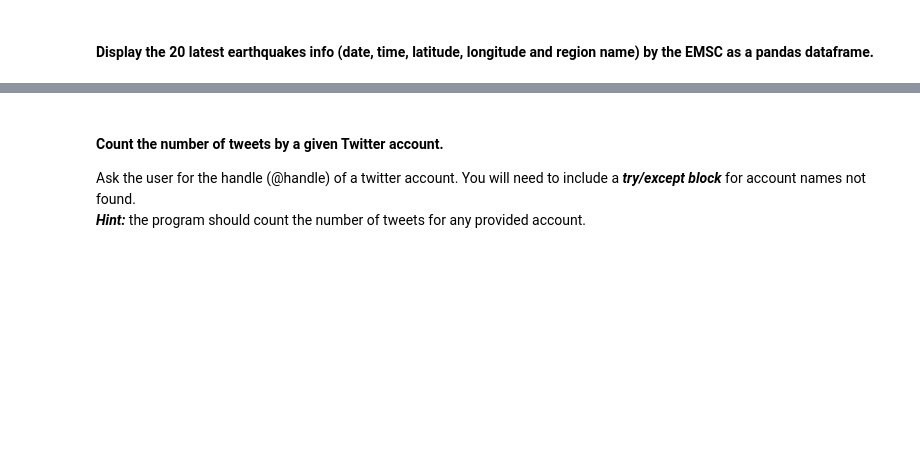
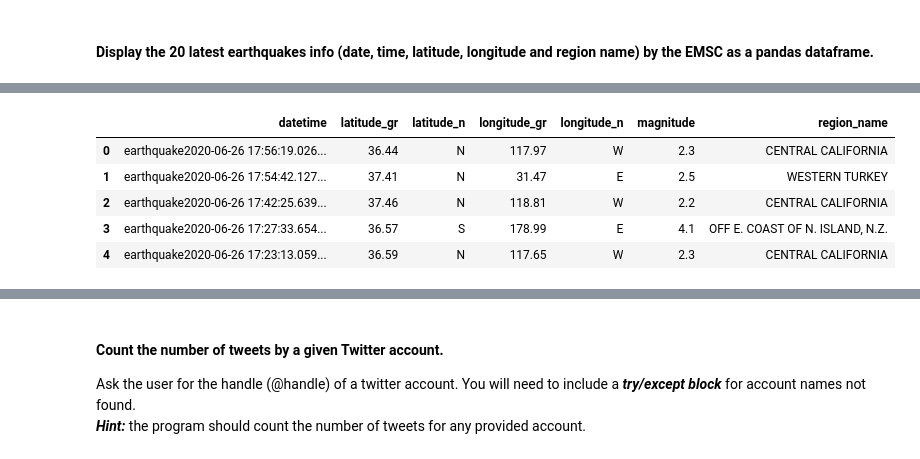
Before and after one commit to ta-data-mad/dataptmad0420, a Jupyter notebook: extra-work/m1/lab-web-scraping/your-code/main.ipynb, the cells around one changed output, grey strips where cells are left out. Drawn from its saved outputs; the diff is of its cells as text; code cells hidden in the pictures; blank space fills up the shorter version.

```diff
--- a/extra-work/m1/lab-web-scraping/your-code/main.ipynb
+++ b/extra-work/m1/lab-web-scraping/your-code/main.ipynb
@@ -224,0 +233,14 @@ url = 'https://www.emsc-csem.org/Earthquake/'
+# %%
+html = requests.get(url).content
+soup = BeautifulSoup(html, 'lxml')
+table = soup.find_all('tbody', {'id': 'tbody'}, limit=20) [0]
+#table = soup.find_all('tr', {'class': ['ligne1 normal', 'ligne2 normal']}, limit=20)
+
+rows = table.find_all('td', {'class': ['tabev6', 'tabev1', 'tabev2', 'tb_region']})
+rows_parsed = [row.text for row in rows]
+#rows_parsed[0:7]
+
+row_split = 7
+
+rows_refactored = [rows_parsed[x:x+row_split] for x in range(0, len(rows_parsed), row_split)]
+rows_refactored
@@ -224,0 +265,11 @@ url = 'https://www.emsc-csem.org/Earthquake/'
+# %%
+earthquakes = pd.DataFrame(rows_refactored, columns=['datetime', 'latitude_gr', 'latitude_n', 'longitude_gr', 'longitude_n', 'magnitude', 'region_name'])
+
+earthquakes.head()
+# %% [output]
+|  | datetime | latitude_gr | latitude_n | longitude_gr | longitude_n | magnitude | region_name |
+| 0 | earthquake2020-06-26 17:56:19.026... | 36.44 | N | 117.97 | W | 2.3 | CENTRAL CALIFORNIA |
+| 1 | earthquake2020-06-26 17:54:42.127... | 37.41 | N | 31.47 | E | 2.5 | WESTERN TURKEY |
+| 2 | earthquake2020-06-26 17:42:25.639... | 37.46 | N | 118.81 | W | 2.2 | CENTRAL CALIFORNIA |
+| 3 | earthquake2020-06-26 17:27:33.654... | 36.57 | S | 178.99 | E | 4.1 | OFF E. COAST OF N. ISLAND, N.Z. |
+| 4 | earthquake2020-06-26 17:23:13.059... | 36.59 | N | 117.65 | W | 2.3 | CENTRAL CALIFORNIA |
```
Also changed, not shown: parts of 15 cells of this notebook.
